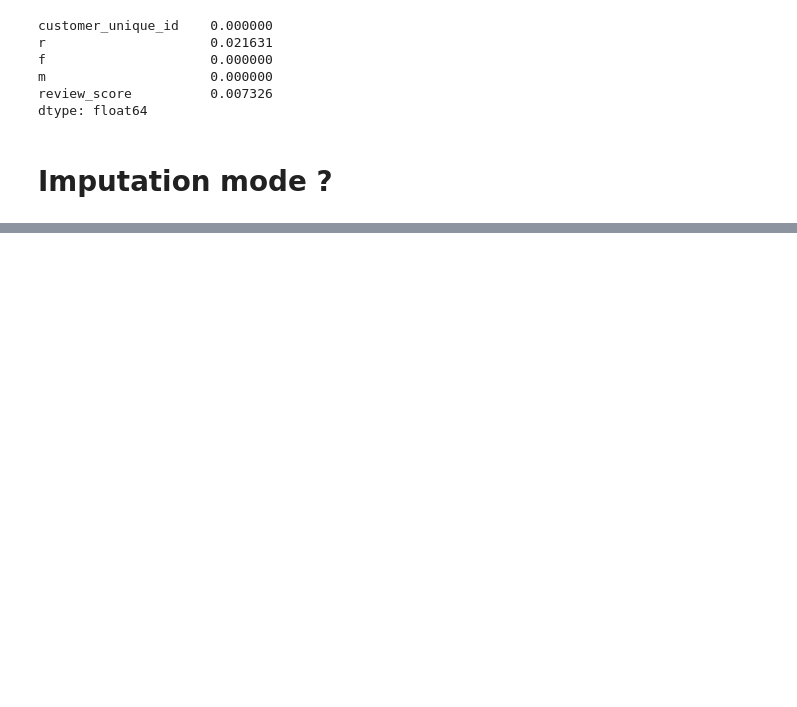
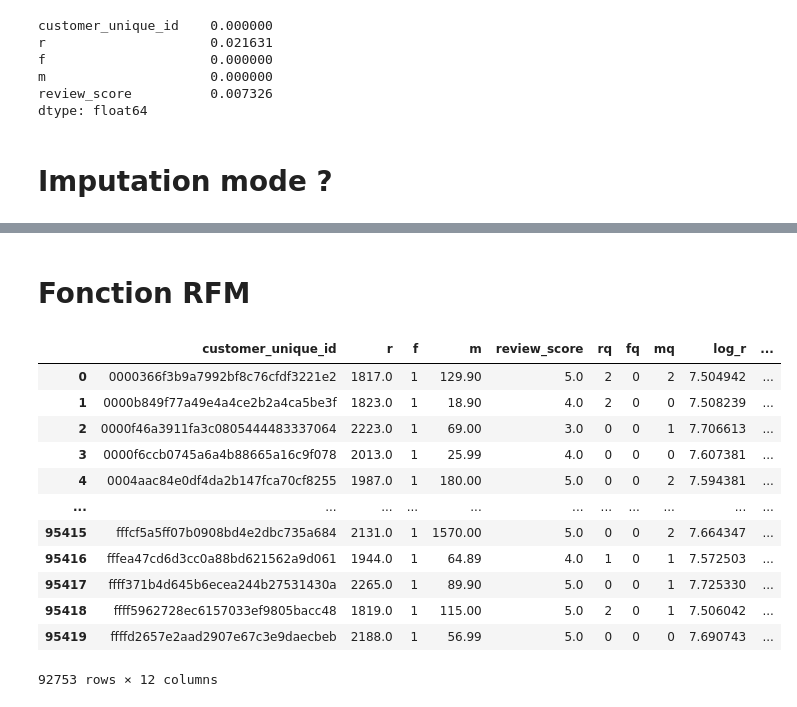
Before and after one commit to ArhurK/P5-Segmentez-les-clients-d-un-e-commerce, a Jupyter notebook: ARI.ipynb, the cells around one changed output, grey strips where cells are left out. Drawn from its saved outputs; the diff is of its cells as text; code cells hidden in the pictures; blank space fills up the shorter version.

```diff
--- a/ARI.ipynb
+++ b/ARI.ipynb
@@ -202,0 +262,61 @@ You can drop duplicate edges by setting the 'duplicates' kwarg
+# %% [markdown]
+# Fonction RFM
+# %%
+def fonction_rfm (data):
+
+    rfm = data.groupby('customer_unique_id').agg({'nb_days' : np.min, # minimum soit le dernier achat
+                                      'order_delivered_customer_date' : len, # fréquence
+                                      'price' : np.sum, # Somme des montants des achats
+                                      'review_score'  : np.mean    # Moyenne des notes clients
+                                     }).reset_index()
+
+    rfm = rfm.rename(columns={'nb_days' : 'r', # récence
+            'order_delivered_customer_date' : 'f', # fréquence
+            'price' : 'm' }) # montant
+
+    rfm = rfm.dropna() # Suppression des NA
+
+    # Score par quantile
+    rfm['rq'] = pd.cut(rfm.r,bins=np.quantile(rfm.r, q = [0,0.33,0.66,1]),labels=['2','1','0'])#.astype('str')
+
+    rfm['fq'] = pd.cut(rfm.f, bins= [0,1,2,100], labels=['0','1','2'])#.astype('str')
+
+    rfm['mq'] = pd.cut(rfm.m,bins=np.quantile(rfm.m, q = [0,0.33,0.66,1]),labels=['0','1','2'])#.astype('str')
+
+    # Format string pour les sommer
+
+    rfm[['rq','fq','mq']] =  rfm[['rq','fq','mq']].astype('str')
+
+    # rfm['rq'] = rfm['rq'].astype('str')
+    # rfm['fq'] = rfm['fq'].astype('str')
+    # rfm['mq'] = rfm['mq'].astype('str')
+
+    # Passage en log
+    rfm['log_r'] = np.log(rfm.r)
+    rfm['log_f'] = np.log(rfm.f)
+    rfm['log_m'] = np.log(rfm.m)
+
+
+    # Score composite
+    rfm['score'] = rfm['rq'] + rfm['fq'] + rfm['mq']
+
+
+    return rfm
+# %%
+# Test fonction rfm
+rfm = fonction_rfm(order_4)
+rfm
+# %% [output]
+|  | customer_unique_id | r | f | m | review_score | rq | fq | mq | log_r | ... |
+| 0 | 0000366f3b9a7992bf8c76cfdf3221e2 | 1817.0 | 1 | 129.90 | 5.0 | 2 | 0 | 2 | 7.504942 | ... |
+| 1 | 0000b849f77a49e4a4ce2b2a4ca5be3f | 1823.0 | 1 | 18.90 | 4.0 | 2 | 0 | 0 | 7.508239 | ... |
+| 2 | 0000f46a3911fa3c0805444483337064 | 2223.0 | 1 | 69.00 | 3.0 | 0 | 0 | 1 | 7.706613 | ... |
+| 3 | 0000f6ccb0745a6a4b88665a16c9f078 | 2013.0 | 1 | 25.99 | 4.0 | 0 | 0 | 0 | 7.607381 | ... |
+| 4 | 0004aac84e0df4da2b147fca70cf8255 | 1987.0 | 1 | 180.00 | 5.0 | 0 | 0 | 2 | 7.594381 | ... |
+| ... | ... | ... | ... | ... | ... | ... | ... | ... | ... | ... |
+| 95415 | fffcf5a5ff07b0908bd4e2dbc735a684 | 2131.0 | 1 | 1570.00 | 5.0 | 0 | 0 | 2 | 7.664347 | ... |
+| 95416 | fffea47cd6d3cc0a88bd621562a9d061 | 1944.0 | 1 | 64.89 | 4.0 | 1 | 0 | 1 | 7.572503 | ... |
+| 95417 | ffff371b4d645b6ecea244b27531430a | 2265.0 | 1 | 89.90 | 5.0 | 0 | 0 | 1 | 7.725330 | ... |
+| 95418 | ffff5962728ec6157033ef9805bacc48 | 1819.0 | 1 | 115.00 | 5.0 | 2 | 0 | 1 | 7.506042 | ... |
+| 95419 | ffffd2657e2aad2907e67c3e9daecbeb | 2188.0 | 1 | 56.99 | 5.0 | 0 | 0 | 0 | 7.690743 | ... |
+92753 rows × 12 columns
```
Also changed, not shown: parts of 33 cells of this notebook.
